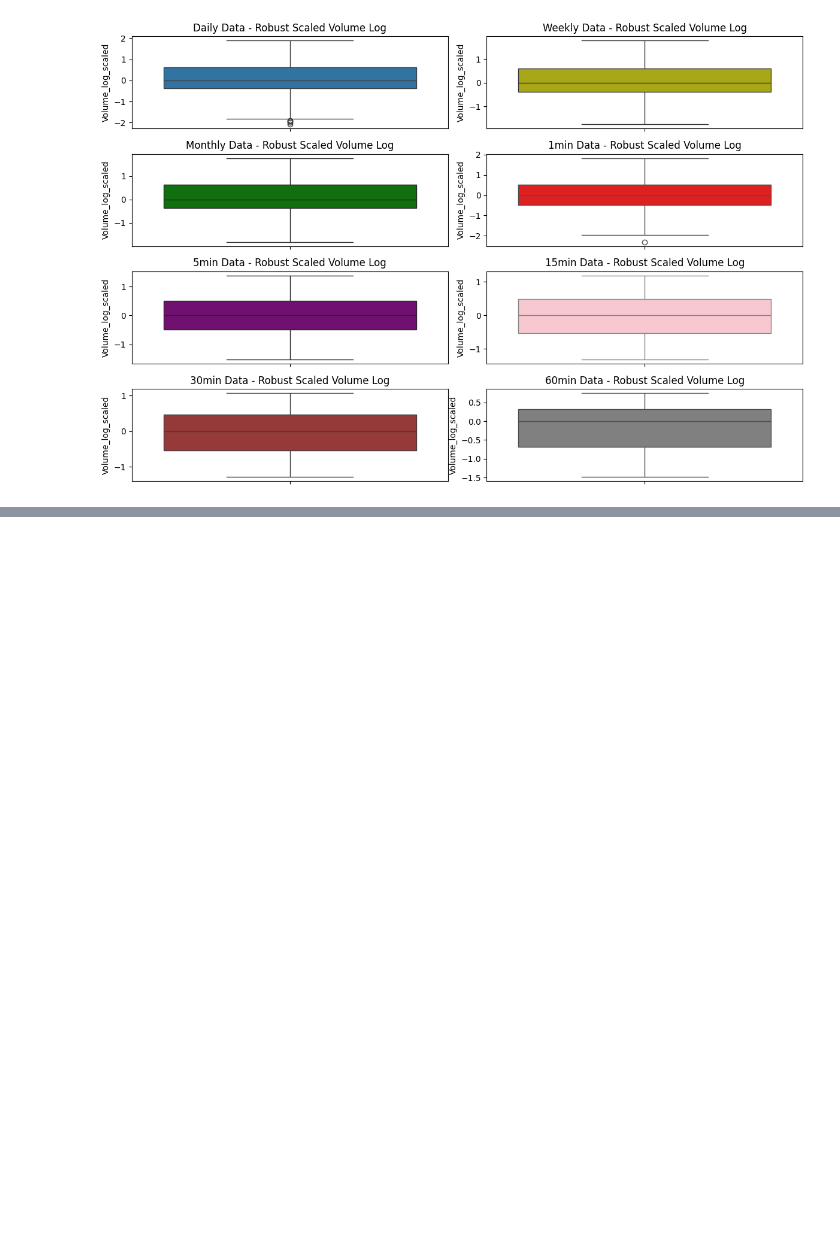
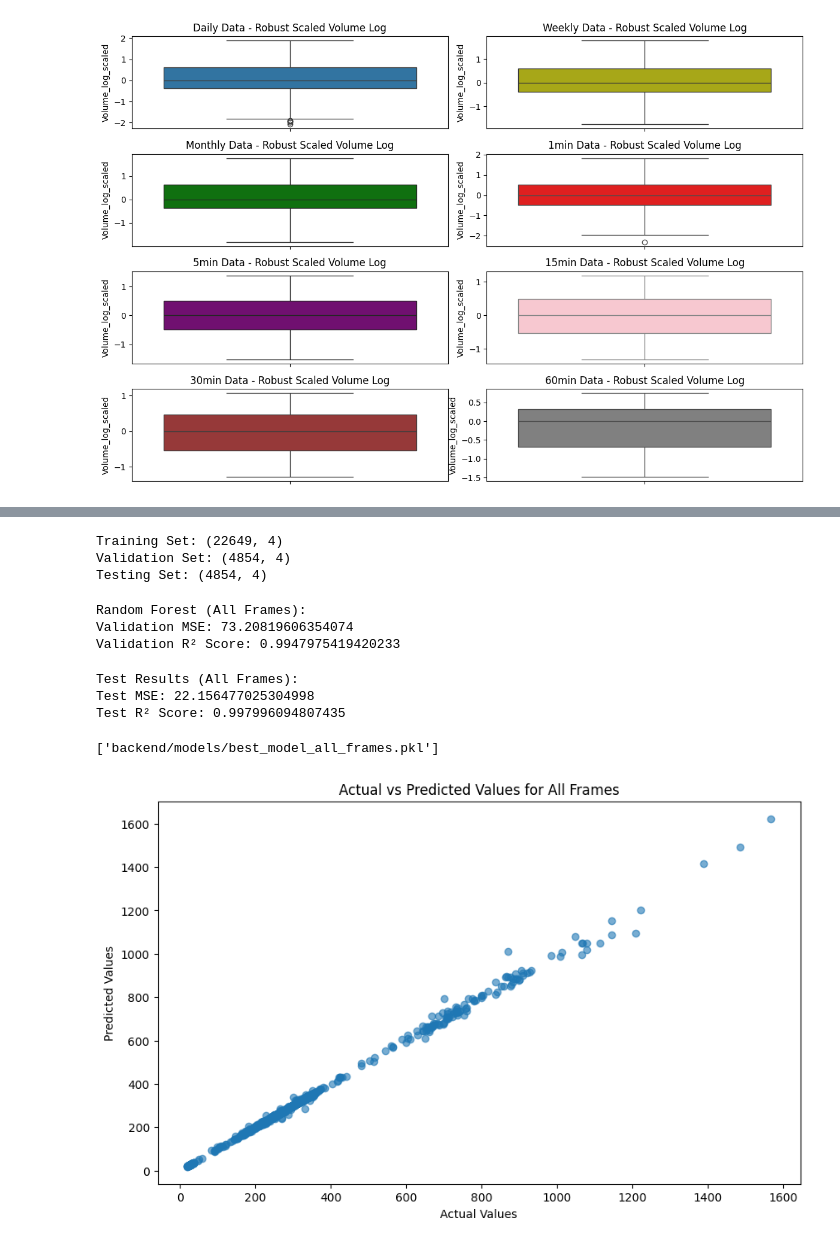
Before and after one commit to taladowiekat/tesla_stock_price_prediction, a Jupyter notebook: TSLA_Stock_Prediction.ipynb, the cells around one changed output, grey strips where cells are left out. Drawn from its saved outputs; the diff is of its cells as text; code cells hidden in the pictures; blank space fills up the shorter version.

```diff
--- a/TSLA_Stock_Prediction.ipynb
+++ b/TSLA_Stock_Prediction.ipynb
@@ -404,0 +1455,62 @@ memory usage: 2.1 MB
+# %%
+# Rename and convert DateTime column
+data_all_frames = data_all_frames.rename(columns={'Unnamed: 0': 'DateTime'})
+data_all_frames['DateTime'] = pd.to_datetime(data_all_frames['DateTime'])
+# %%
+X_all = data_all_frames.drop(columns=['Close', 'DateTime', 'Frame', 'Frame_encoded'])  # إزالة 'DateTime' و 'Frame'
+y_all = data_all_frames['Close']
+
+from sklearn.model_selection import train_test_split
+
+X_train_all, X_temp_all, y_train_all, y_temp_all = train_test_split(X_all, y_all, test_size=0.3, random_state=42)
+X_val_all, X_test_all, y_val_all, y_test_all = train_test_split(X_temp_all, y_temp_all, test_size=0.5, random_state=42)
+
+print(f"Training Set: {X_train_all.shape}")
+print(f"Validation Set: {X_val_all.shape}")
+print(f"Testing Set: {X_test_all.shape}")
+# %% [output]
+Training Set: (22649, 4)
+Validation Set: (4854, 4)
+Testing Set: (4854, 4)
+# %%
+rf_model_all = RandomForestRegressor(n_estimators=200, max_depth=20, random_state=42)
+rf_model_all.fit(X_train_all, y_train_all)
+
+y_val_pred_all = rf_model_all.predict(X_val_all)
+val_mse_all = mean_squared_error(y_val_all, y_val_pred_all)
+val_r2_all = r2_score(y_val_all, y_val_pred_all)
+
+print("Random Forest (All Frames):")
+print(f"Validation MSE: {val_mse_all}")
+print(f"Validation R² Score: {val_r2_all}")
+# %% [output]
+Random Forest (All Frames):
+Validation MSE: 73.20819606354074
+Validation R² Score: 0.9947975419420233
+# %%
+y_test_pred_all = rf_model_all.predict(X_test_all)
+test_mse_all = mean_squared_error(y_test_all, y_test_pred_all)
+test_r2_all = r2_score(y_test_all, y_test_pred_all)
+
+print("\nTest Results (All Frames):")
+print(f"Test MSE: {test_mse_all}")
+print(f"Test R² Score: {test_r2_all}")
+# %% [output]
+Test Results (All Frames):
+Test MSE: 22.156477025304998
+Test R² Score: 0.997996094807435
+# %%
+joblib.dump(rf_model_all, 'backend/models/best_model_all_frames.pkl')
+# %% [output]
+['backend/models/best_model_all_frames.pkl']
+# %%
+
+
+plt.figure(figsize=(10, 6))
+plt.scatter(y_test_all, y_test_pred_all, alpha=0.6)
+plt.xlabel("Actual Values")
+plt.ylabel("Predicted Values")
+plt.title("Actual vs Predicted Values for All Frames")
+plt.show()
+# %% [output]
+[figure, added]
```
Also changed, not shown: parts of 100 cells of this notebook, 2 other files.
